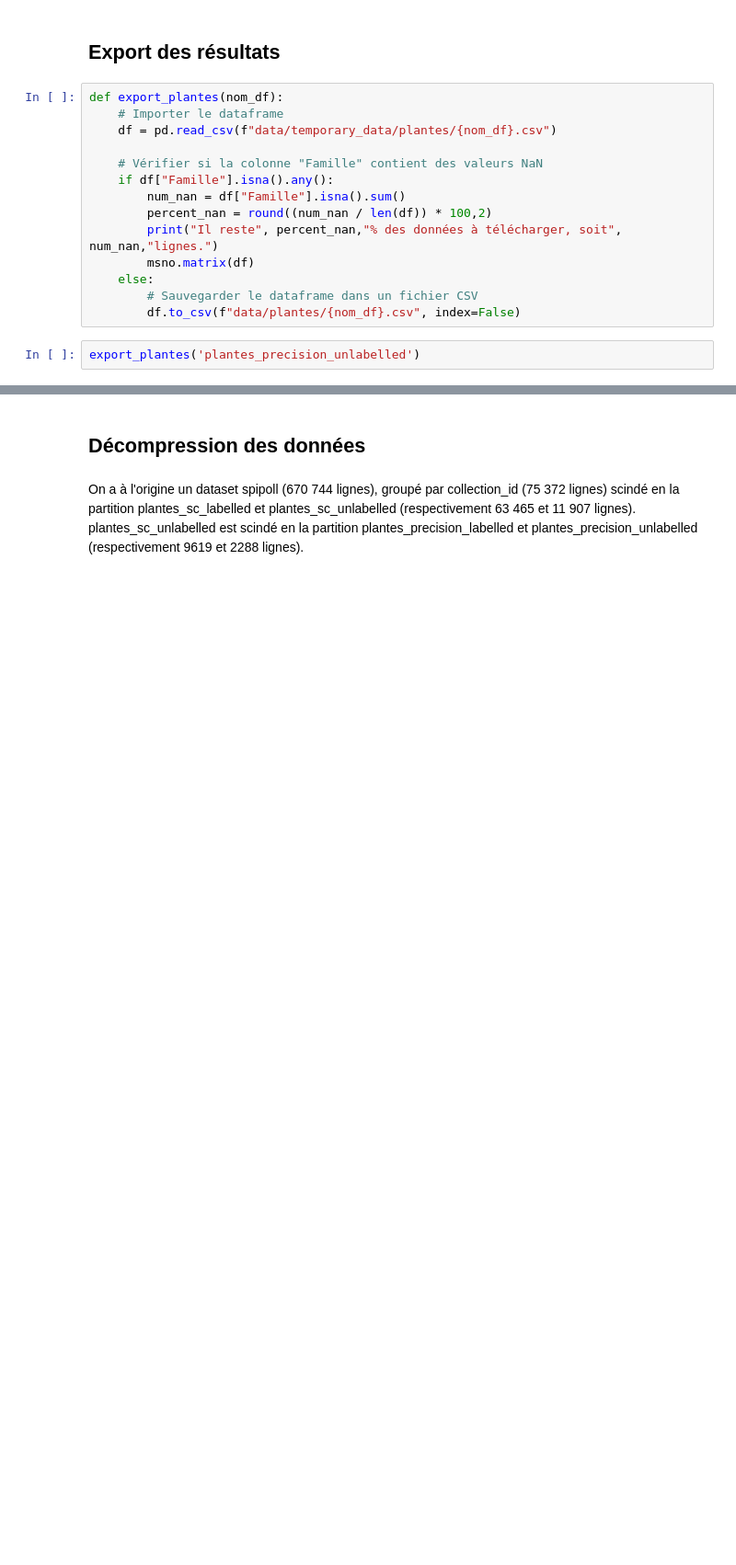
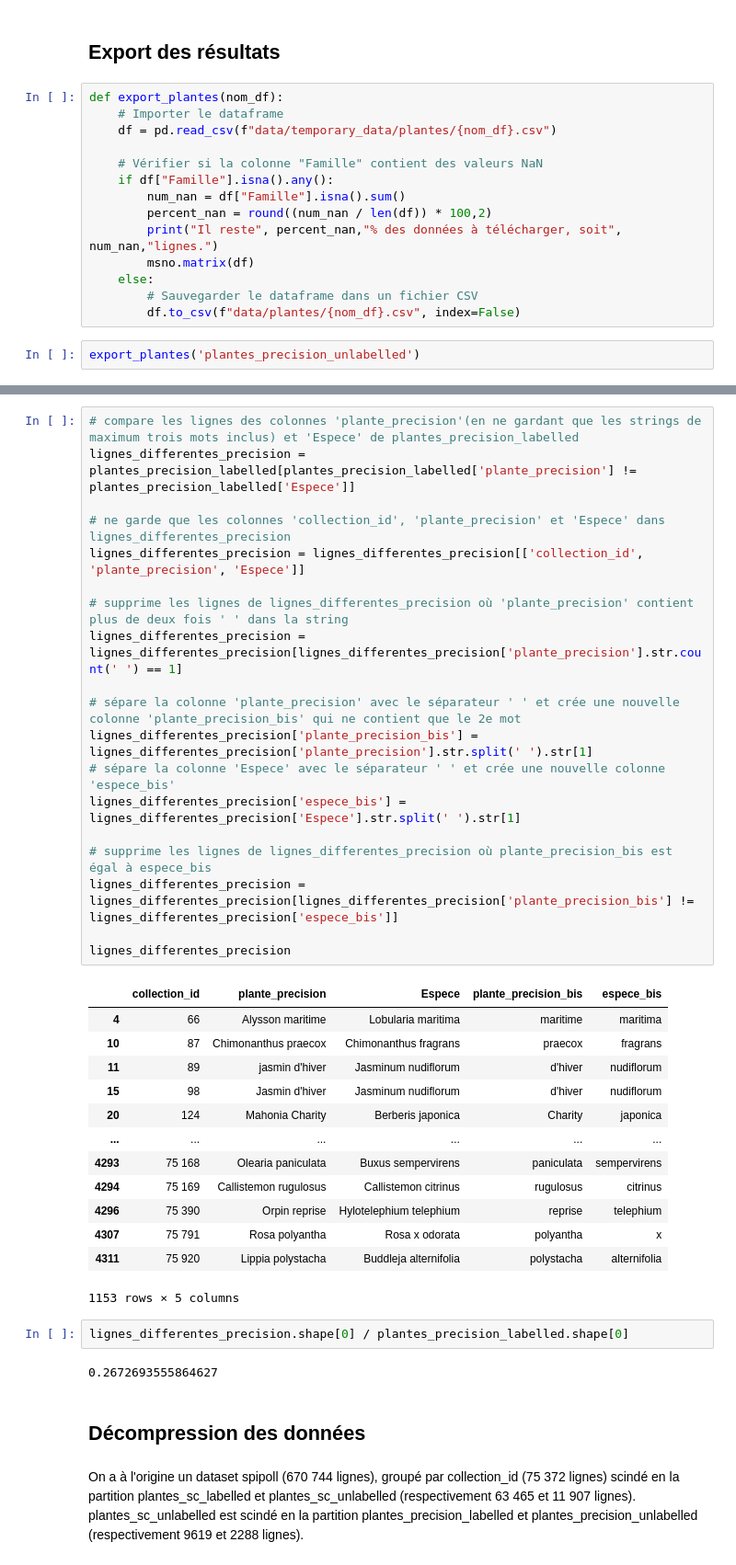
Before and after one commit to juldpnt/fil-rouge-pollinisateurs, a Jupyter notebook: notebooks/plantnet_pipeline.ipynb, the cells around one changed output, grey strips where cells are left out. Shown at 92% size. Cells and saved outputs as stored; diff of their text form; blank space fills up the shorter version.

```diff
--- a/notebooks/plantnet_pipeline.ipynb
+++ b/notebooks/plantnet_pipeline.ipynb
@@ -270,3 +284,40 @@ export_plantes('plantes_precision_unlabelled')
+# %%
+# compare les lignes des colonnes 'plante_precision'(en ne gardant que les strings de maximum trois mots inclus) et 'Espece' de plantes_precision_labelled
+lignes_differentes_precision = plantes_precision_labelled[plantes_precision_labelled['plante_precision'] != plantes_precision_labelled['Espece']]
+
+# ne garde que les colonnes 'collection_id', 'plante_precision' et 'Espece' dans lignes_differentes_precision
+lignes_differentes_precision = lignes_differentes_precision[['collection_id', 'plante_precision', 'Espece']]
+
+# supprime les lignes de lignes_differentes_precision où 'plante_precision' contient plus de deux fois ' ' dans la string
+lignes_differentes_precision = lignes_differentes_precision[lignes_differentes_precision['plante_precision'].str.count(' ') == 1]
+
+# sépare la colonne 'plante_precision' avec le séparateur ' ' et crée une nouvelle colonne 'plante_precision_bis' qui ne contient que le 2e mot
+lignes_differentes_precision['plante_precision_bis'] = lignes_differentes_precision['plante_precision'].str.split(' ').str[1]
+# sépare la colonne 'Espece' avec le séparateur ' ' et crée une nouvelle colonne 'espece_bis'
+lignes_differentes_precision['espece_bis'] = lignes_differentes_precision['Espece'].str.split(' ').str[1]
+
+# supprime les lignes de lignes_differentes_precision où plante_precision_bis est égal à espece_bis
+lignes_differentes_precision = lignes_differentes_precision[lignes_differentes_precision['plante_precision_bis'] != lignes_differentes_precision['espece_bis']]
+
+lignes_differentes_precision
+# %% [output]
+|  | collection_id | plante_precision | Espece | plante_precision_bis | espece_bis |
+| 4 | 66 | Alysson maritime | Lobularia maritima | maritime | maritima |
+| 10 | 87 | Chimonanthus praecox | Chimonanthus fragrans | praecox | fragrans |
+| 11 | 89 | jasmin d'hiver | Jasminum nudiflorum | d'hiver | nudiflorum |
+| 15 | 98 | Jasmin d'hiver | Jasminum nudiflorum | d'hiver | nudiflorum |
+| 20 | 124 | Mahonia Charity | Berberis japonica | Charity | japonica |
+| ... | ... | ... | ... | ... | ... |
+| 4293 | 75 168 | Olearia paniculata | Buxus sempervirens | paniculata | sempervirens |
+| 4294 | 75 169 | Callistemon rugulosus | Callistemon citrinus | rugulosus | citrinus |
+| 4296 | 75 390 | Orpin reprise | Hylotelephium telephium | reprise | telephium |
+| 4307 | 75 791 | Rosa polyantha | Rosa x odorata | polyantha | x |
+| 4311 | 75 920 | Lippia polystacha | Buddleja alternifolia | polystacha | alternifolia |
+1153 rows × 5 columns
+# %%
+lignes_differentes_precision.shape[0] / plantes_precision_labelled.shape[0]
+# %% [output]
+0.2672693555864627
 # %% [markdown]
 ## Décompression des données
 # %% [markdown]
```
Also changed, not shown: parts of 26 cells of this notebook.
